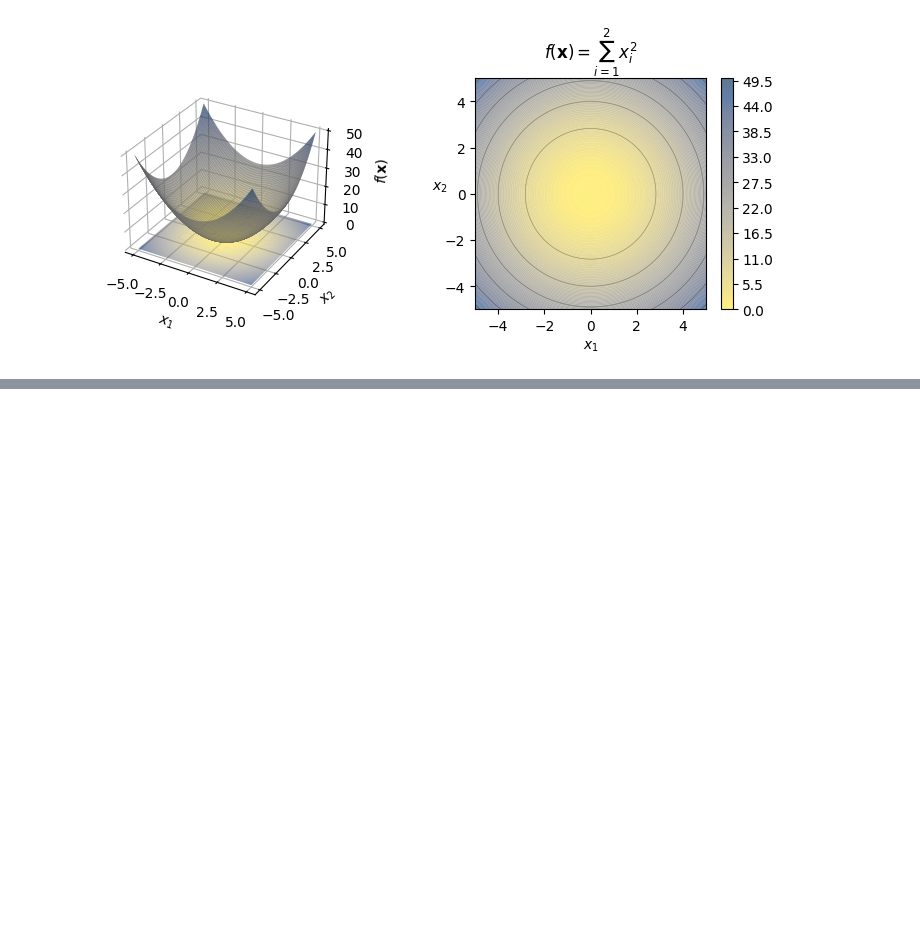
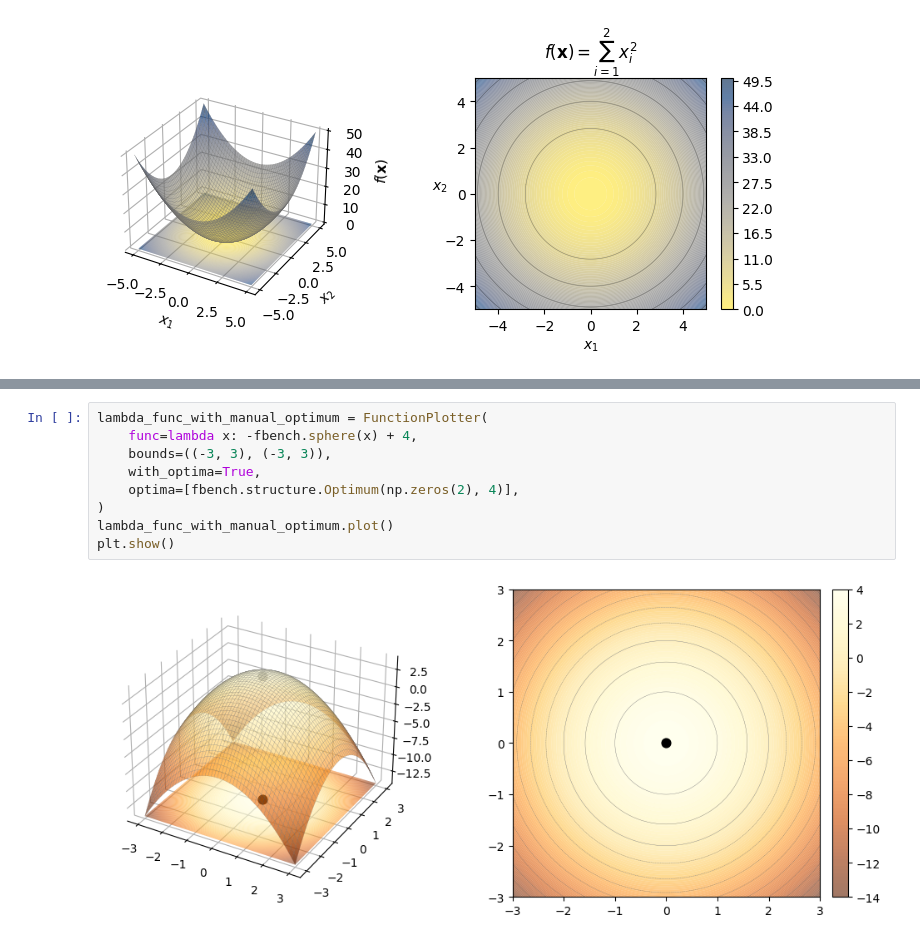
Before and after one commit to estripling/fbench, a Jupyter notebook: docs/source/example.ipynb, the cells around one changed output, grey strips where cells are left out. Saved outputs shown, nothing was run; the diff lists cells and outputs as text; blank space fills up the shorter version.

```diff
--- a/docs/source/example.ipynb
+++ b/docs/source/example.ipynb
@@ -141,0 +151,11 @@ plt.show()
+# %%
+lambda_func_with_manual_optimum = FunctionPlotter(
+    func=lambda x: -fbench.sphere(x) + 4,
+    bounds=((-3, 3), (-3, 3)),
+    with_optima=True,
+    optima=[fbench.structure.Optimum(np.zeros(2), 4)],
+)
+lambda_func_with_manual_optimum.plot()
+plt.show()
+# %% [output]
+[figure, added]
```
Also changed, not shown: parts of 6 cells of this notebook, 6 other files.
